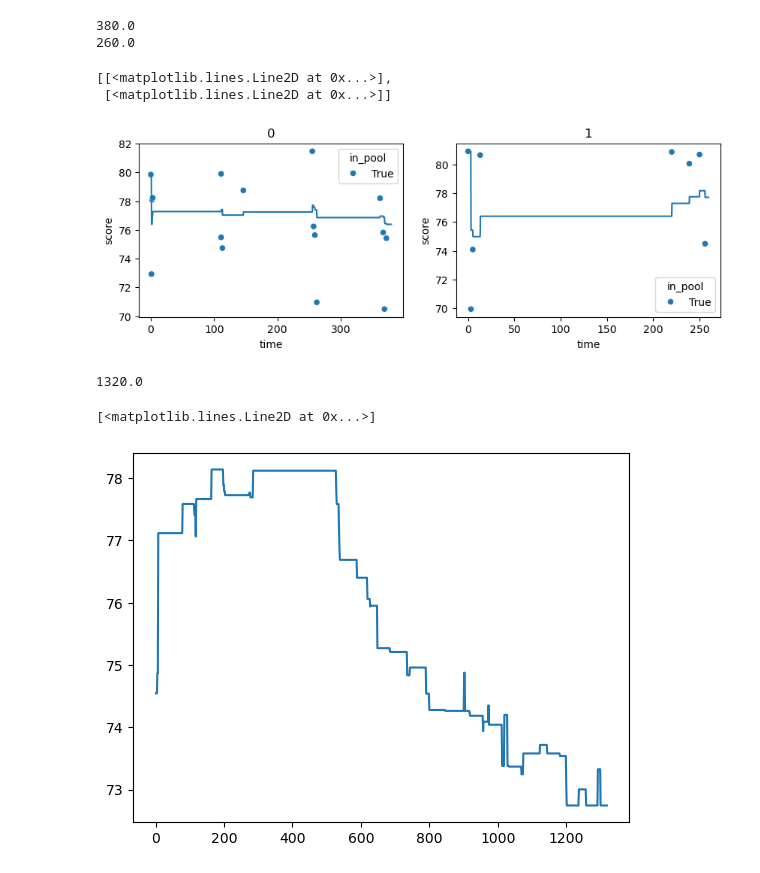
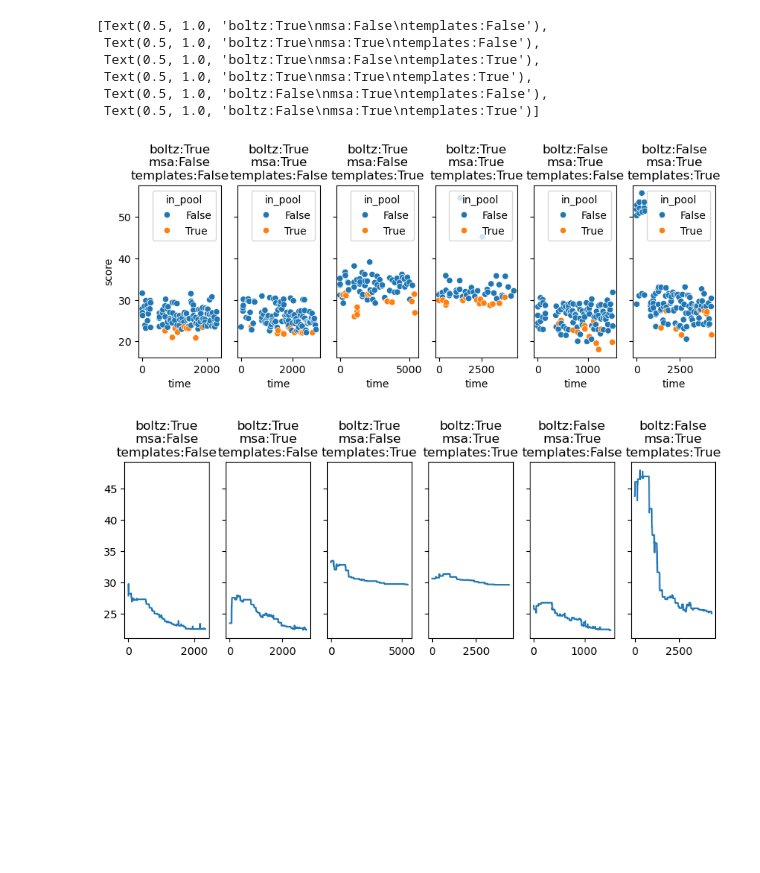
Before and after one commit to NTBiotech/flexcraft, a Jupyter notebook: notebooks/adapt/tuning_analysis.ipynb, the cells around one changed output. Cells and saved outputs as stored; diff of their text form; code cells hidden in the pictures; blank space fills up the shorter version.

Commit message:
configs for first run

```diff
--- a/notebooks/adapt/tuning_analysis.ipynb
+++ b/notebooks/adapt/tuning_analysis.ipynb
@@ -9,20 +9,0 @@ from utils import *
-# %%
-
-def process_scores(df, intervall = 100):
-    if len(df) == 0:
-        print("DataFrame empty")
-        return None
-    df.columns = ["design"]+df.columns.to_list()[1:]
-    print(f"{df['in_pool'].sum()}/{df.shape[0]} structures in pool!")
-    min_time=datetime.strptime(df["time"].iloc[0],"%Y-%d-%b_%H:%M:%S")
-    for c in df.columns:
-        if "time" in c:
-            df[c] = df[c].map(lambda x: (datetime.strptime(x,"%Y-%d-%b_%H:%M:%S")-min_time).total_seconds() if isinstance(x,str) else x)
-
-    df["gly_ala"] = df[["acdr3", "bcdr3"]].apply(lambda x:sum(["".join(x.to_list()).count(l) for l in ["A", "G"]]), axis=1)
-
-    bins = np.arange(0, ((df["time"].max()//intervall)+2)*intervall, intervall)
-    i = np.arange(len(bins))
-
-    df["binned_time"] = df["time"].map(lambda x: i[bins>x][0]*intervall)
-    return df
@@ -59,35 +109,25 @@ data,configs
 # %%
-fig, ax = plt.subplots(ncols=len(data), figsize=(10,3))
+fig, ax = plt.subplots(ncols=len(data), figsize=(10,3), sharey=True)
 apply_to_all(lambda k,v, ax:sns.scatterplot(
     v,
     x="time",
     y="score",
     hue="in_pool",
     ax=ax
-).set_title(k) , data.keys(), data.values(), ax.flatten())
+).set_title(get_label(configs[k])) , data.keys(), data.values(), ax.flatten())
+fig.show()
+fig, ax = plt.subplots(ncols=len(data), figsize=(10,3), sharey=True)
+
 apply_to_all(lambda k,v, ax:
 ax.plot(*in_pool_time(v)), data.keys(), data.values(), ax.flatten())
+apply_to_all(lambda k,v, ax:
+ax.set_title(get_label(configs[k])), data.keys(), data.values(), ax.flatten())
 # %% [output]
-380.0
-260.0
+[Text(0.5, 1.0, 'boltz:True\nmsa:False\ntemplates:False'),
+ Text(0.5, 1.0, 'boltz:True\nmsa:True\ntemplates:False'),
+ Text(0.5, 1.0, 'boltz:True\nmsa:False\ntemplates:True'),
+ Text(0.5, 1.0, 'boltz:True\nmsa:True\ntemplates:True'),
+ Text(0.5, 1.0, 'boltz:False\nmsa:True\ntemplates:False'),
+ Text(0.5, 1.0, 'boltz:False\nmsa:True\ntemplates:True')]
-[[<matplotlib.lines.Line2D at 0x...>],
- [<matplotlib.lines.Line2D at 0x...>]]
-[figure, old version]
+[figure, new version]
+[figure, added]
-# %%
-def in_pool_time(df, max_time=None, bins=1000):
-    df = df.copy()
-    time_cols=[c for c in df.columns if "time" in c.lower()]
-    if max_time is None:
-        max_time = df[time_cols].max(axis=None)
-        print(max_time)
-    df[time_cols] = df[time_cols].fillna(max_time)
-
-    t = np.array([(max_time/bins) * n for n in range(bins)])
-    mask = (df["time"].to_numpy()[None,:]<t[:,None])&(df["out_time"].to_numpy()[None,:]>t[:,None])
-    return t,[df["score"][m].mean() for m in mask]
-
-plt.plot(*in_pool_time(data["0"]))
-# %% [output]
-1320.0
-[<matplotlib.lines.Line2D at 0x...>]
-[figure, removed]
```
Also changed, not shown: parts of 19 cells of this notebook, 16 other files.
